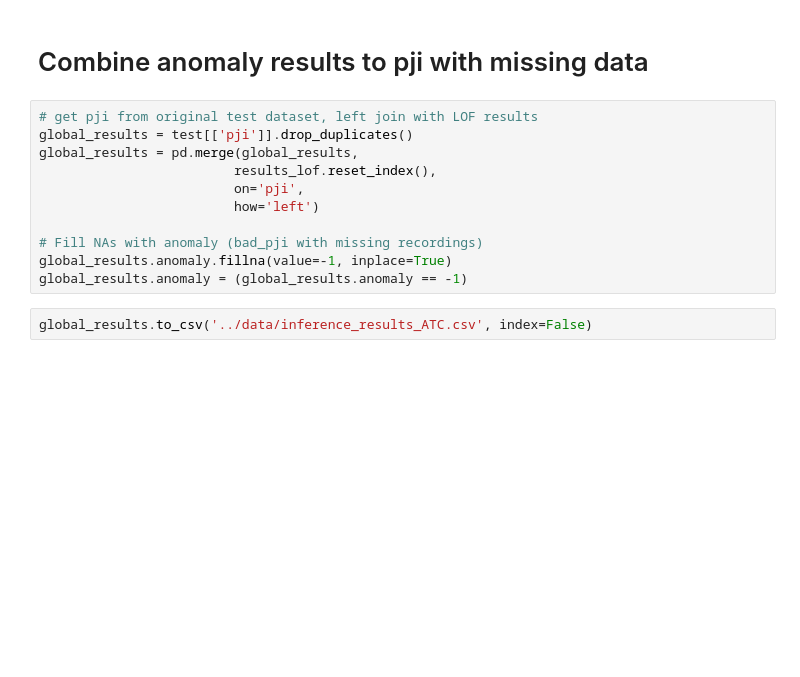
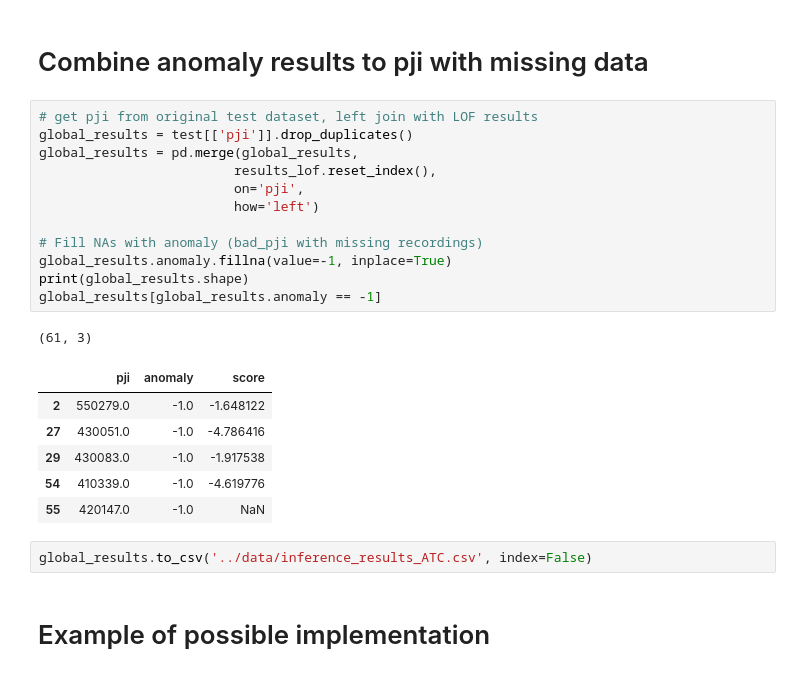
Before and after one commit to alixtc/Renault, a Jupyter notebook: notebooks/Anomaly detection.ipynb, the cells around one changed output. Saved outputs shown, nothing was run; the diff lists cells and outputs as text; blank space fills up the shorter version.

```diff
--- a/notebooks/Anomaly detection.ipynb
+++ b/notebooks/Anomaly detection.ipynb
@@ -247,13 +250,24 @@ for pji in results_lof[results_lof.anomaly == -1].index:
 # %%
 # get pji from original test dataset, left join with LOF results
 global_results = test[['pji']].drop_duplicates()
 global_results = pd.merge(global_results,
                          results_lof.reset_index(),
                          on='pji',
                          how='left')
 
 # Fill NAs with anomaly (bad_pji with missing recordings)
 global_results.anomaly.fillna(value=-1, inplace=True)
-global_results.anomaly = (global_results.anomaly == -1)
+print(global_results.shape)
+global_results[global_results.anomaly == -1]
+# %% [output]
+(61, 3)
+|  | pji | anomaly | score |
+| 2 | 550279.0 | -1.0 | -1.648122 |
+| 27 | 430051.0 | -1.0 | -4.786416 |
+| 29 | 430083.0 | -1.0 | -1.917538 |
+| 54 | 410339.0 | -1.0 | -4.619776 |
+| 55 | 420147.0 | -1.0 | NaN |
 # %%
 global_results.to_csv('../data/inference_results_ATC.csv', index=False)
+# %% [markdown]
+# Example of possible implementation
```
Also changed, not shown: parts of 9 cells of this notebook, 1 other file.
